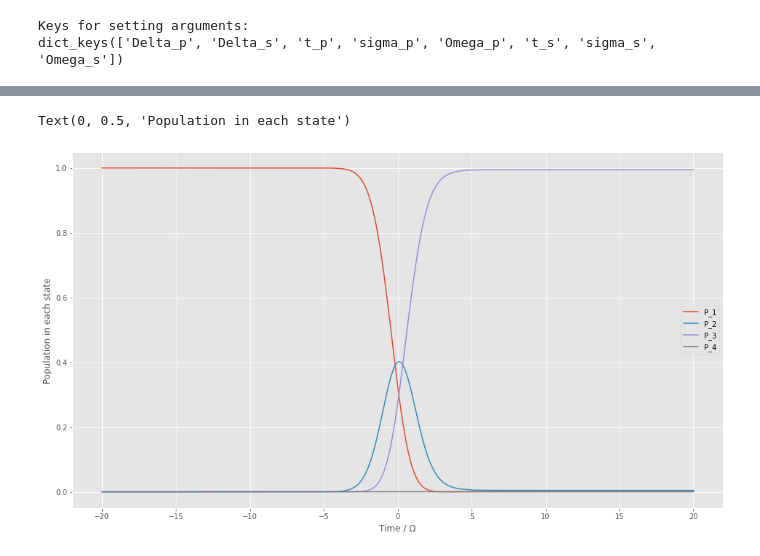
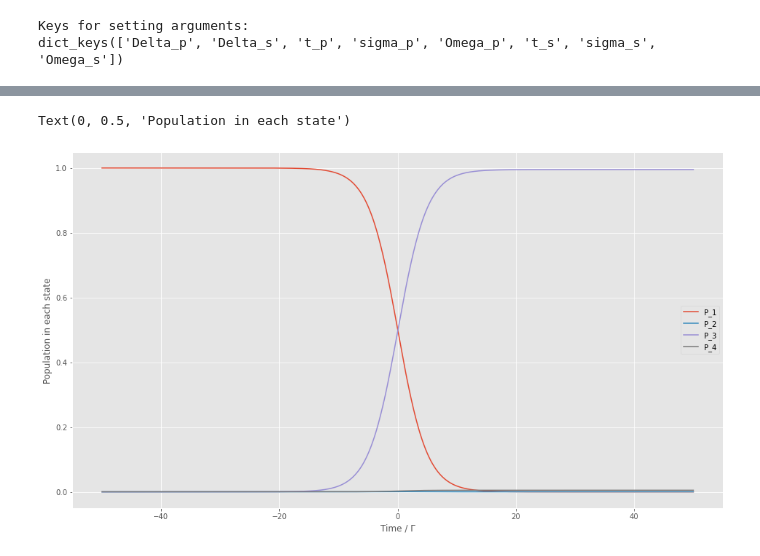
Before and after one commit to otimgren/toy-systems, a Jupyter notebook: examples/STIRAP in a 3-level system.ipynb, the cells around one changed output, grey strips where cells are left out. Saved outputs shown, nothing was run; the diff lists cells and outputs as text; code cells hidden in the pictures.

Commit message:
Updates to STIRAP example

```diff
--- a/examples/STIRAP in a 3-level system.ipynb
+++ b/examples/STIRAP in a 3-level system.ipynb
@@ -62,8 +62,8 @@ E3s = ToyEnergy(s3, s3, -Δs)
 Ωp = Symbol('Omega_p') # Drive field Rabi rate for pump beam
 Ωs = Symbol('Omega_s') # Drive field Rabi rate for Stokes beam
 
-coupling_p = ToyCoupling(s1,s2,Ωp/2, time_dep = "exp(-(t-t_p)**2/(2*sigma_p**2))", time_args= {"t_p":-1, "sigma_p":1})
-coupling_s = ToyCoupling(s2,s3,Ωs/2, time_dep = "exp(-(t-t_s)**2/(2*sigma_s**2))", time_args= {"t_s":1, "sigma_s":1})
+coupling_p = ToyCoupling(s1,s2,Ωp/2, time_dep = "exp(-(t+t_p)**2/(2*sigma_p**2))", time_args= {"t_p":-1, "sigma_p":1})
+coupling_s = ToyCoupling(s2,s3,Ωs/2, time_dep = "exp(-(t+t_s)**2/(2*sigma_s**2))", time_args= {"t_s":1, "sigma_s":1})
 # %% [markdown]
 ### Hamiltonian
 # %%
@@ -111,31 +112,39 @@ P_4_op = qutip.Qobj((1*s4).density_matrix(basis), type = "oper")
 
 
 # Set the parameters for the system
-Omega = 1
-t0 = 0.4
-sigma = 2
 
-H.qobj.args["Delta_p"] = 0
+# Good STIRAP
+Omega = 10
+t0 = 10
+sigma = 10
+Delta = 0
+
+# Bad STIRAP
+# Omega = 1
+# t0 = 1
+# sigma = 1
+# Delta = 0
+
+H.qobj.args["Delta_p"] = Delta
 H.qobj.args["Omega_p"] = Omega
 H.qobj.args["sigma_p"] = sigma
-H.qobj.args["t_p"] = t0
+H.qobj.args["t_p"] = -t0
 
-H.qobj.args["Delta_s"] = 0
+H.qobj.args["Delta_s"] = Delta
 H.qobj.args["Omega_s"] = Omega
 H.qobj.args["sigma_s"] = sigma
-H.qobj.args["t_s"] = -t0
+H.qobj.args["t_s"] = t0
 
 
-times = np.linspace(-20,20,1001) # Times at which result is requested
+times = np.linspace(-50,50,1001) # Times at which result is requested
 
-# The solver used by qutip sometimes doesn't seem to notice that adiabatic passage is supposed to be happening, so reduce max step size to
-# mitigate this
-options = qutip.solver.Options(method = 'adams', nsteps=10000, max_step=1e0)
+# Setting the max_step is sometimes necessary
+# options = qutip.solver.Options(method = 'adams', nsteps=10000, max_step=1e0)
 
 # Setup a progress bar
 pb = qutip.ui.progressbar.EnhancedTextProgressBar()
 
 # Run the time-evolution
-result = qutip.mesolve(H.qobj, psi0, times, c_ops = decay.qobj(0.01), e_ops = [P_1_op, P_2_op, P_3_op, P_4_op],
+result = qutip.mesolve(H.qobj, psi0, times, c_ops = decay.qobj(1), e_ops = [P_1_op, P_2_op, P_3_op, P_4_op],
                       progress_bar=pb, options = options)
 # %% [output]
@@ -143,12 +152,12 @@ result = qutip.mesolve(H.qobj, psi0, times, c_ops = decay.qobj(0.01), e_ops = [P
 # %%
 fig, ax = plt.subplots(figsize = (16,9))
 ax.plot(times, result.expect[0], label = "P_1")
 ax.plot(times, result.expect[1], label = "P_2")
 ax.plot(times, result.expect[2], label = "P_3")
 ax.plot(times, result.expect[3], label = "P_4")
 ax.legend()
-ax.set_xlabel("Time / Ω")
+ax.set_xlabel("Time / Γ")
 ax.set_ylabel("Population in each state")
 # %% [output]
 Text(0, 0.5, 'Population in each state')
-[figure, old version]
+[figure, new version]
```
Also changed, not shown: parts of 2 cells of this notebook.
